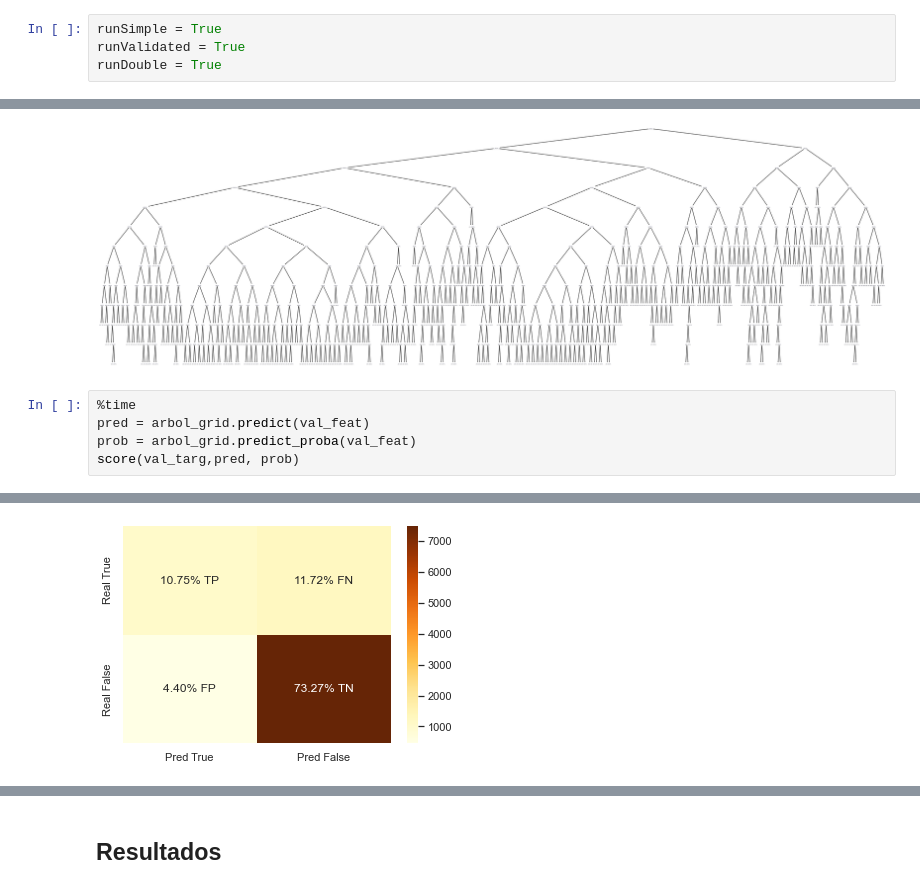
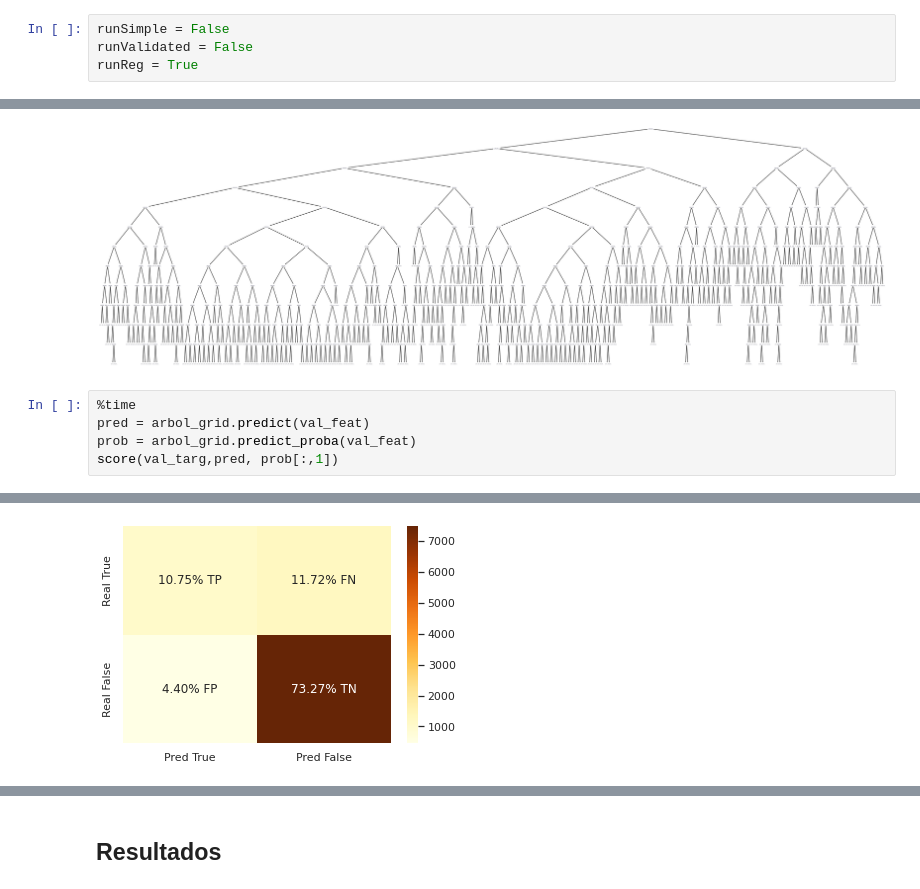
Before and after one commit to NicolasEzequielZulaicaRivera/OD_TPS, a Jupyter notebook: TP2/arbol.ipynb, the cells around one changed output, grey strips where cells are left out. Cells and saved outputs as stored; diff of their text form.

```diff
--- a/TP2/arbol.ipynb
+++ b/TP2/arbol.ipynb
@@ -24,9 +24,9 @@ MAX_JOBS = -1
 # %% [markdown]
 **Run :** Entrenar Nuevamente o Cargar Entrenado
 # %%
-runSimple = True
-runValidated = True
-runDouble = True
+runSimple = False
+runValidated = False
+runReg = True
 # %% [markdown]
 **Save :** Guardar Modelo (pisa anterior)
 # %%
@@ -157,6 +146,6 @@ tree.plot_tree(arbol_grid);
 %time
 pred = arbol_grid.predict(val_feat)
 prob = arbol_grid.predict_proba(val_feat)
-score(val_targ,pred, prob)
+score(val_targ,pred, prob[:,1])
 # %% [output]
 CPU times: user 2 µs, sys: 0 ns, total: 2 µs
@@ -165,6 +154,6 @@ AUC-ROC: 0.7022811180709968
 ACCURACY: 0.8352872215709262
 PRESICION: 0.7
 RECALL: 0.4615720524017467
 CONFUSION MATRIX
-[figure, old version]
+[figure, new version]
 # %% [markdown]
```
Also changed, not shown: parts of 16 cells of this notebook, 15 other files.
